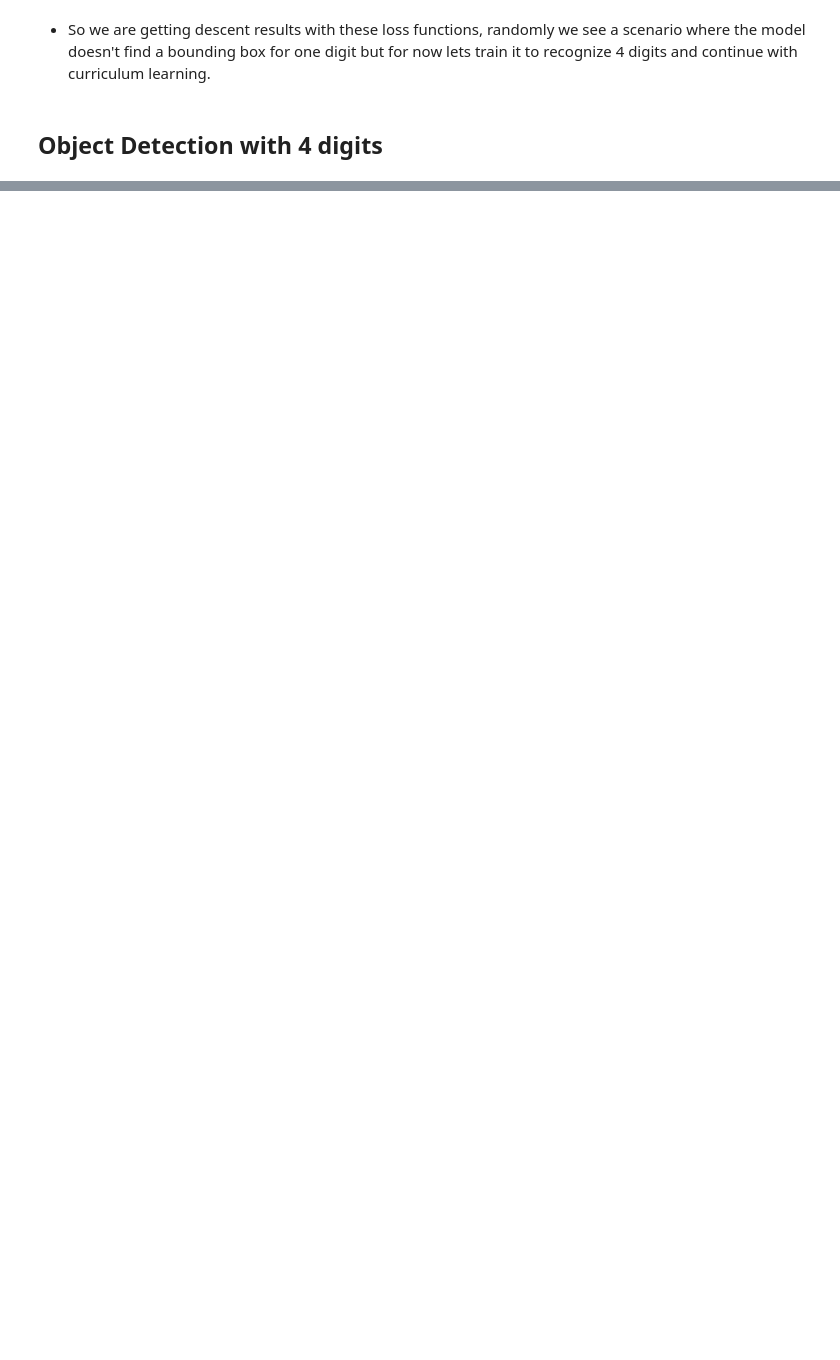
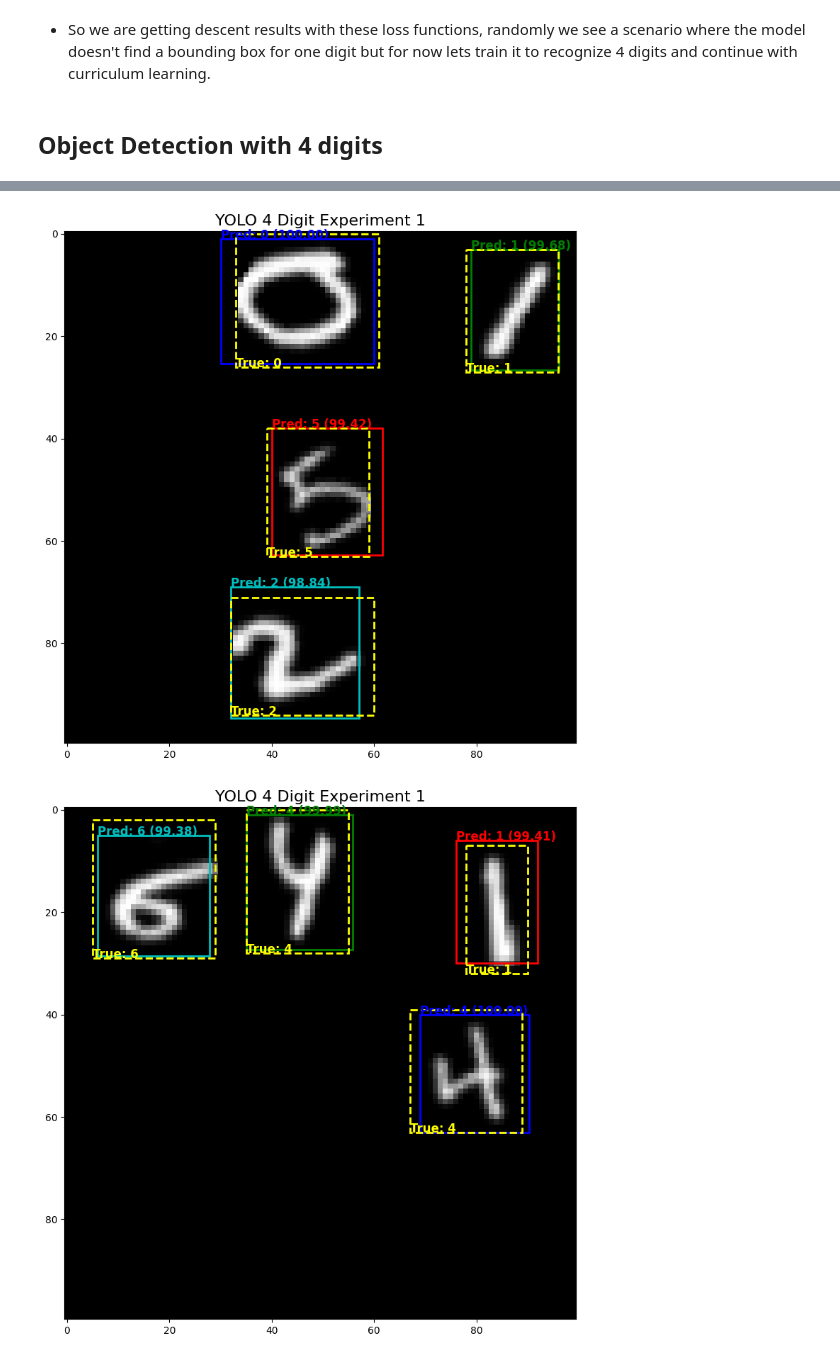
Before and after one commit to gaurangdave/mnist_object_detection, a Jupyter notebook: notebooks/08_yolo_training_evaluation.ipynb, the cells around one changed output, grey strips where cells are left out. Drawn from its saved outputs; the diff is of its cells as text; code cells hidden in the pictures; blank space fills up the shorter version.

```diff
--- a/notebooks/08_yolo_training_evaluation.ipynb
+++ b/notebooks/08_yolo_training_evaluation.ipynb
@@ -410,0 +472,8 @@ history = custom_model.fit(
+# %%
+model_names=[(
+    "YOLO 4 Digit Experiment 1", "yolo_experiment_1_digits_4_18_0.13.keras"
+)]
+
+evaluation_utils.visualize_model_predictions(
+    model_names=model_names, num_of_digits=4, num_of_samples=5)
+# %% [output]
@@ -410,0 +481,2 @@ history = custom_model.fit(
+[figure, added]
+[figure, added]
```
Also changed, not shown: parts of 17 cells of this notebook, 1 other file.
